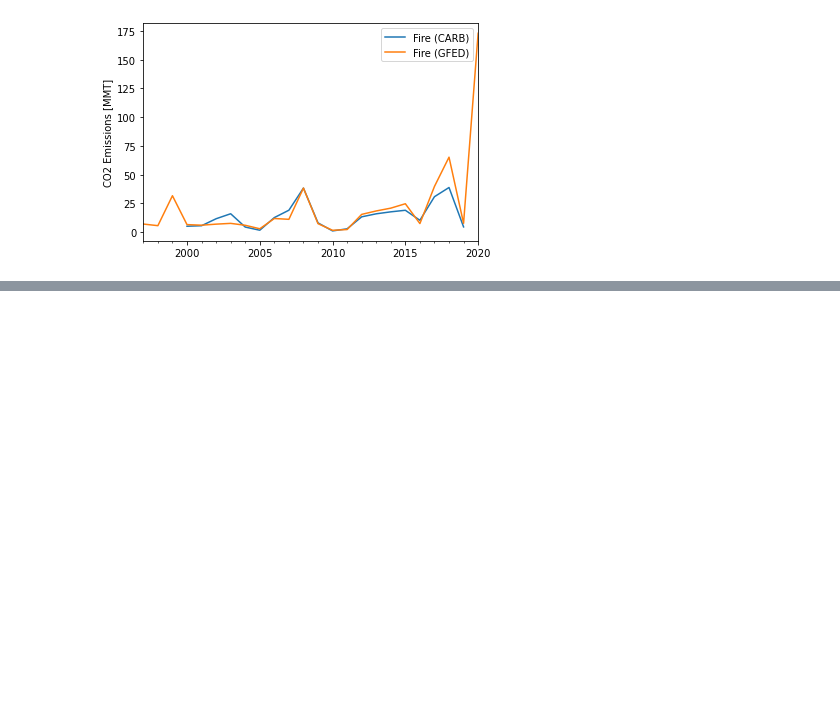
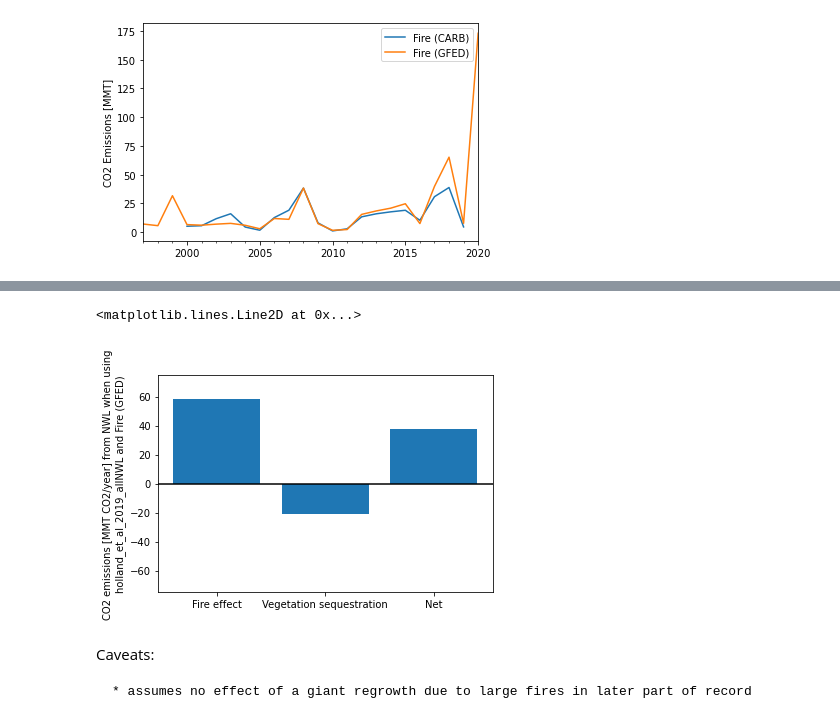
Before and after one commit to carbonplan/fire-forests-inventories, a Jupyter notebook: analyses/analyses.ipynb, the cells around one changed output, grey strips where cells are left out. Saved outputs shown, nothing was run; the diff lists cells and outputs as text; code cells hidden in the pictures; blank space fills up the shorter version.

```diff
--- a/analyses/analyses.ipynb
+++ b/analyses/analyses.ipynb
@@ -206,0 +251,18 @@ Text(0, 0.5, 'CO2 Emissions [MMT]')
+# %%
+fire_effect = full_emissions_df[fire_method].truncate(before='2016', after='2021').mean()
+net_effect = vegetation_uptake + fire_effect
+# %%
+plt.bar(['Fire effect',
+         'Vegetation sequestration',
+         'Net'], np.array([fire_effect, vegetation_uptake, net_effect]))
+plt.ylabel('CO2 emissions [MMT CO2/year] from NWL when using\n'
+            '{} and {}'.format(accounting_method, fire_method))
+plt.ylim(-75,75)
+plt.axhline(0, color='k')
+# %% [output]
+<matplotlib.lines.Line2D at 0x...>
+[figure, added]
+# %% [markdown]
+Caveats:
+
+    * assumes no effect of a giant regrowth due to large fires in later part of record
```
Also changed, not shown: parts of 11 cells of this notebook.
